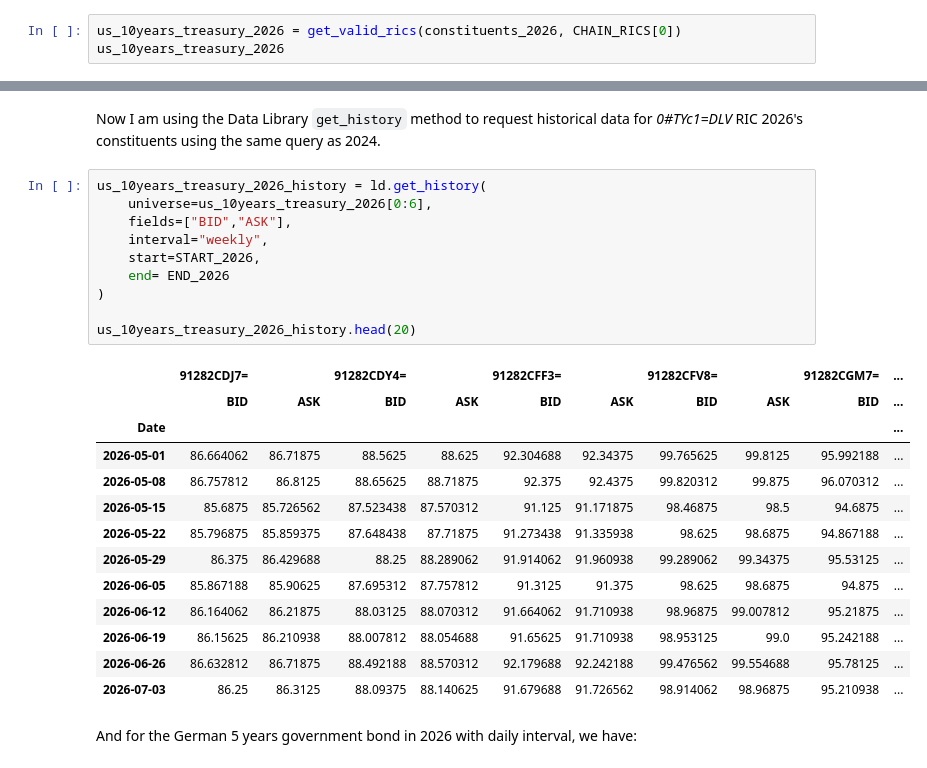
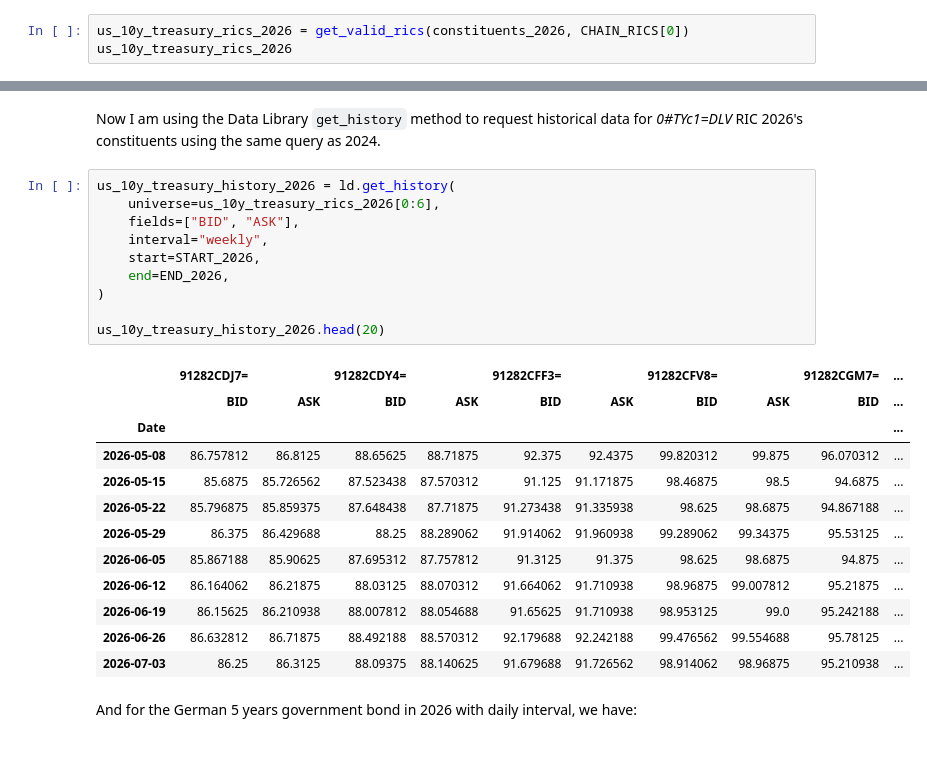
Before and after one commit to LSEG-API-Samples/Aticle.TickHistory.DataLibrary.ChainHistoryRetrieval, a Jupyter notebook: notebook/chainhistory_tickhistory_ld.ipynb, the cells around one changed output, grey strips where cells are left out. Cells and saved outputs as stored; diff of their text form.

```diff
--- a/notebook/chainhistory_tickhistory_ld.ipynb
+++ b/notebook/chainhistory_tickhistory_ld.ipynb
@@ -263,8 +275,8 @@ Historical Chain Resolution response: 200
 Historical Chain Resolution: 0#TYc1=DLV - 19 constituents returned
 Historical Chain Resolution: 0#FGBMc1=DLV - 5 constituents returned
 # %%
-us_10years_treasury_2026 = get_valid_rics(constituents_2026, CHAIN_RICS[0])
-us_10years_treasury_2026
+us_10y_treasury_rics_2026 = get_valid_rics(constituents_2026, CHAIN_RICS[0])
+us_10y_treasury_rics_2026
 # %% [output]
 ['91282CDJ7=',
  '91282CDY4=',
@@ -368,20 +380,19 @@ compare_chain_constituents(german_5years_bond_2024, german_5years_bond_2026)
 # %% [markdown]
 Now I am using the Data Library `get_history` method to request historical data for *0#TYc1=DLV* RIC 2026's constituents using the same query as 2024.
 # %%
-us_10years_treasury_2026_history = ld.get_history(
-    universe=us_10years_treasury_2026[0:6],
-    fields=["BID","ASK"],
+us_10y_treasury_history_2026 = ld.get_history(
+    universe=us_10y_treasury_rics_2026[0:6],
+    fields=["BID", "ASK"],
     interval="weekly",
     start=START_2026,
-    end= END_2026
+    end=END_2026,
 )
 
-us_10years_treasury_2026_history.head(20)
+us_10y_treasury_history_2026.head(20)
 # %% [output]
 |  | 91282CDJ7= |  | 91282CDY4= |  | 91282CFF3= |  | 91282CFV8= |  | 91282CGM7= | ... |
 |  | BID | ASK | BID | ASK | BID | ASK | BID | ASK | BID | ... |
 | Date |  |  |  |  |  |  |  |  |  | ... |
-| 2026-05-01 | 86.664062 | 86.71875 | 88.5625 | 88.625 | 92.304688 | 92.34375 | 99.765625 | 99.8125 | 95.992188 | ... |
 | 2026-05-08 | 86.757812 | 86.8125 | 88.65625 | 88.71875 | 92.375 | 92.4375 | 99.820312 | 99.875 | 96.070312 | ... |
 | 2026-05-15 | 85.6875 | 85.726562 | 87.523438 | 87.570312 | 91.125 | 91.171875 | 98.46875 | 98.5 | 94.6875 | ... |
 | 2026-05-22 | 85.796875 | 85.859375 | 87.648438 | 87.71875 | 91.273438 | 91.335938 | 98.625 | 98.6875 | 94.867188 | ... |
```
Also changed, not shown: parts of 10 cells of this notebook.
